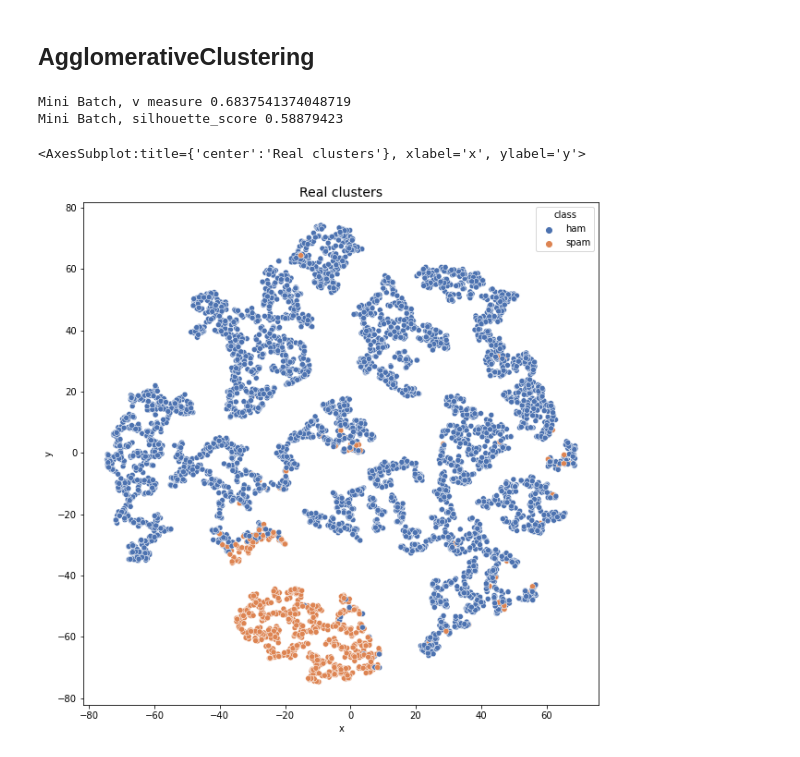
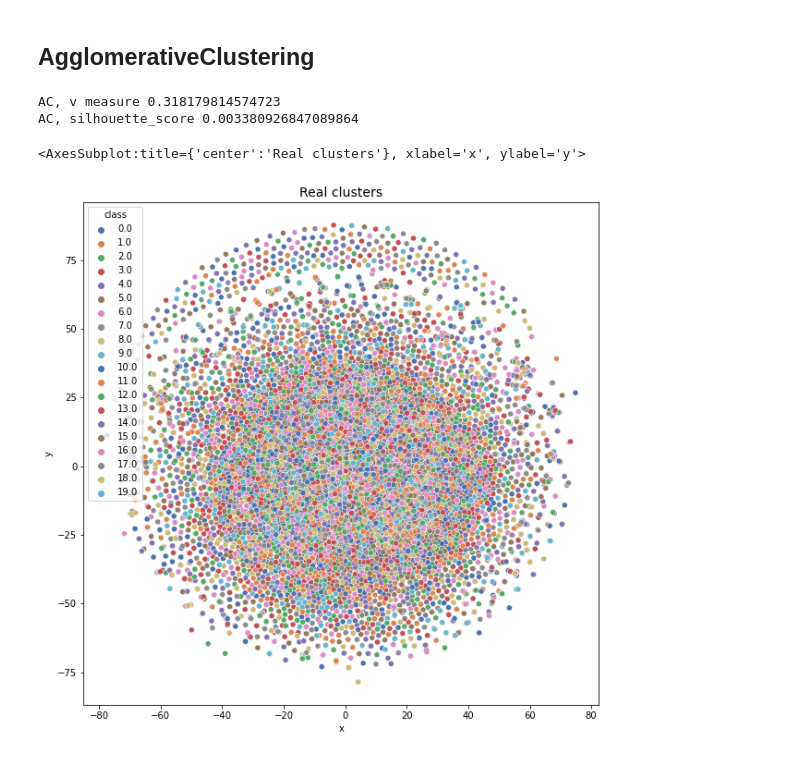
Before and after one commit to kozloffevgeniy/internship_courses, a Jupyter notebook: HT6.ipynb, the cells around one changed output. Saved outputs shown, nothing was run; the diff lists cells and outputs as text; code cells hidden in the pictures.

```diff
--- a/HT6.ipynb
+++ b/HT6.ipynb
@@ -237,2 +250,17 @@ def text_prep(text):
+# %%
+import string
+def text_prep(text):
+    new_text = text.lower()
+    new_text = expand_contractions(new_text, cs_dict)
+    no_punc = [c for c in new_text if c not in string.punctuation]
+    no_punc =''.join(no_punc)
+
+    cleaned_text = [word for word in no_punc.split() if word not in stopwords.words('english') and not word.isnumeric()]
+
+    lemma_words = [lemmatizer.lemmatize(word) for word in cleaned_text if len(word) > 2]
+#     lemma_words = [word for word in cleaned_text if len(word) > 2]
+    return lemma_words
+# %%
+data = data.drop_duplicates()
 # %%
 data['lemma_text'] = data['text'].apply(text_prep)
@@ -252,0 +338,7 @@ TODO:
+# %%
+vectorizer = TfidfVectorizer(ngram_range=(1, 2), max_features=2000)
+data_vectors = pd.DataFrame(vectorizer.fit_transform(data['lemma_text'].apply(lambda x: ' '. join(x))).toarray())
+data_vectors.columns=vectorizer.get_feature_names()
+cluster_model = KMeans(n_clusters=20, random_state=13)
+cluster_model.fit(data_vectors)
+print('max_f = ', i,' n_grams = ', j, v_measure_score(data['class'], cluster_model.labels_))
@@ -252,0 +347,8 @@ TODO:
+# %%
+from sklearn.manifold import TSNE
+
+
+data_embedded = TSNE(n_components=2).fit_transform(data_vectors)
+tsne = pd.DataFrame(data_embedded, columns=['x', 'y'])
+fig = plt.figure(figsize=(10,10))
+sns.scatterplot(data=tsne, x='x', y='y', hue=data['class'], palette="deep")
@@ -511,20 +627,20 @@ sns.scatterplot(data=doc2vec_tsne, x='x', y='y', hue=clst.estimator.labels_, pal
 # %% [markdown]
 ## AgglomerativeClustering
 # %%
-cluster_model = AgglomerativeClustering(n_clusters=2)
-cluster_model.fit(doc2vec_data_vectors)
-print('Mini Batch, v measure', v_measure_score(data['class'], cluster_model.labels_))
-print('Mini Batch, silhouette_score', silhouette_score(doc2vec_data_vectors, cluster_model.labels_))
+cluster_model = AgglomerativeClustering(n_clusters=20)
+cluster_model.fit(data_vectors)
+print('AC, v measure', v_measure_score(data['class'], cluster_model.labels_))
+print('AC, silhouette_score', silhouette_score(data_vectors, cluster_model.labels_))
 # %% [output]
-Mini Batch, v measure 0.6837541374048719
-Mini Batch, silhouette_score 0.58879423
+AC, v measure 0.318179814574723
+AC, silhouette_score 0.003380926847089864
 # %%
 fig = plt.figure(figsize=(10,10))
 plt.title('Real clusters')
-sns.scatterplot(data=doc2vec_tsne, x='x', y='y', hue=data['class'], palette="deep")
+sns.scatterplot(data=tsne, x='x', y='y', hue=data['class'], palette="deep")
 # %% [output]
 <AxesSubplot:title={'center':'Real clusters'}, xlabel='x', ylabel='y'>
-[figure, old version]
+[figure, new version]
 # %%
 fig = plt.figure(figsize=(10,10))
 plt.title('Model clusters')
```
Also changed, not shown: parts of 110 cells of this notebook.
